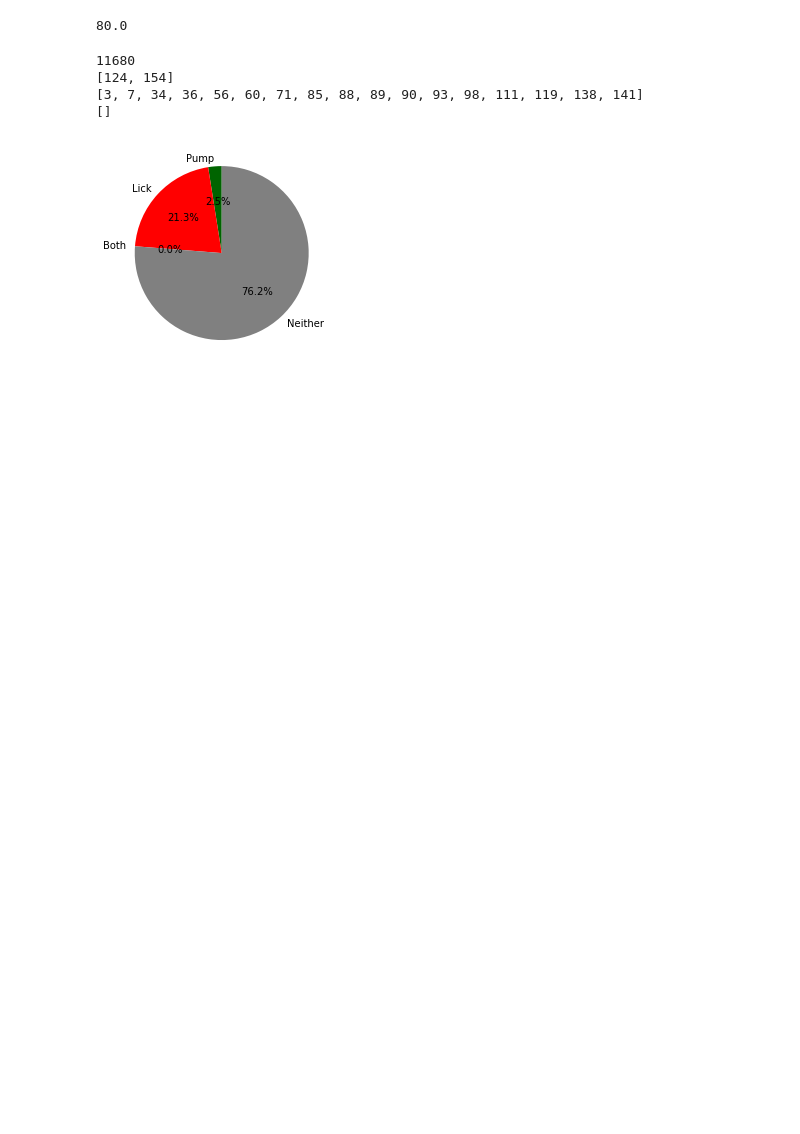
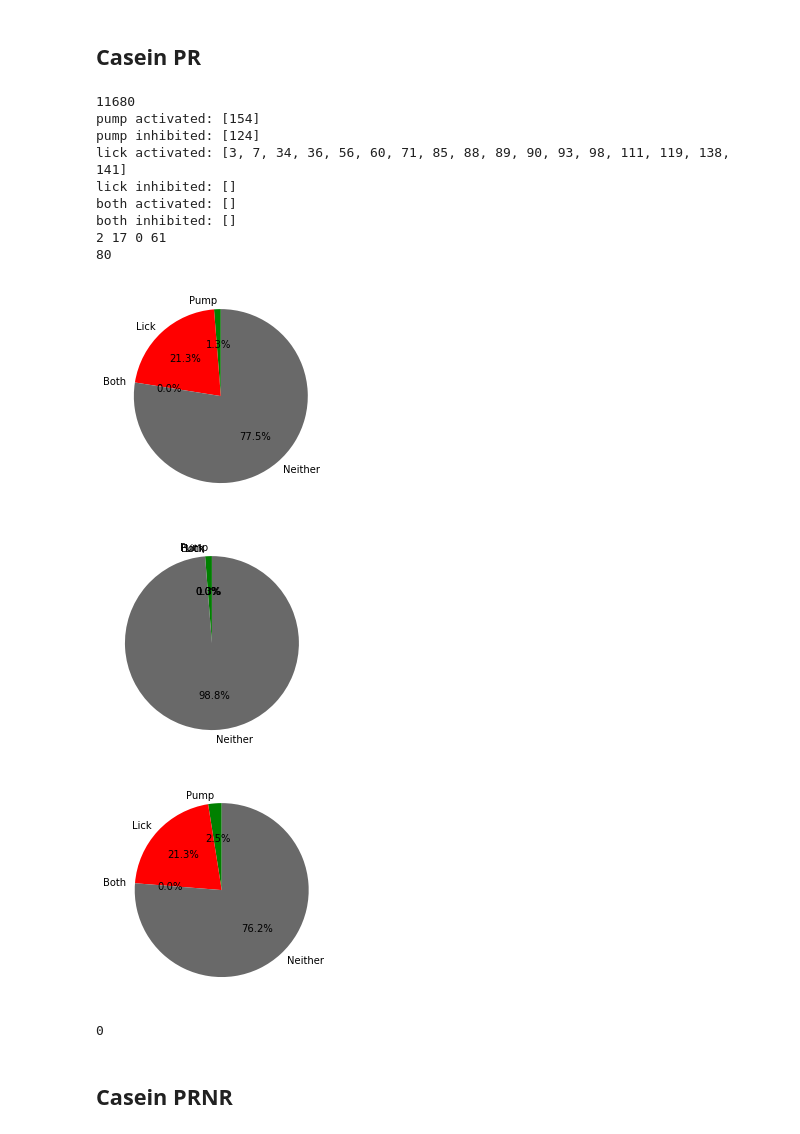
Before and after one commit to jetsetmette/VGP, a Jupyter notebook: notebooks/extract 2p data.ipynb, the cells around one changed output. Saved outputs shown, nothing was run; the diff lists cells and outputs as text; code cells hidden in the pictures; blank space fills up the shorter version.

```diff
--- a/notebooks/extract 2p data.ipynb
+++ b/notebooks/extract 2p data.ipynb
@@ -177,18 +209,29 @@ def get_activated_cells (s2p_folder,events_file):
+# %% [markdown]
+## Casein PR
 # %%
 animal="VGP302"
 day="031"
 date="20221110"
 s2p_folder = "C:\\Users\\mko102\\UiT Office 365\\O365-Pipette 2 - Dokumenter\\People\\Mette\\GitHub\\2P\\Processed\\VGP_procd_data_22-12-05\\sub-{}\\ses-{}".format(animal, day)
 events_file = "C:\\Users\\mko102\\UiT Office 365\\O365-Pipette 2 - Dokumenter\\People\\Mette\\GitHub\\2P\\Processed\\behav\\sub-{0}\\ses-{1}-{2}\\sub-{0}_ses-{1}_events.csv".format(animal, day, date)
-# %%
-get_number_cells(s2p_folder)
-# %% [output]
-80.0
 # %%
-cas_lick,cas_pump=get_activated_cells(s2p_folder,events_file)
+cas_lick_a, cas_lick_i,cas_pump_a, cas_pump_i=get_activated_cells(s2p_folder,events_file)
 # %% [output]
 11680
-[124, 154]
-[3, 7, 34, 36, 56, 60, 71, 85, 88, 89, 90, 93, 98, 111, 119, 138, 141]
-[]
+pump activated: [154]
+pump inhibited: [124]
+lick activated: [3, 7, 34, 36, 56, 60, 71, 85, 88, 89, 90, 93, 98, 111, 119, 138, 141]
+lick inhibited: []
+both activated: []
+both inhibited: []
+2 17 0 61
+80
-[figure, old version]
+[figure, new version]
+[figure, added]
+[figure, added]
+# %%
+len(cas_lick_i)
+# %% [output]
+0
+# %% [markdown]
+## Casein PRNR
```
Also changed, not shown: parts of 18 cells of this notebook.
